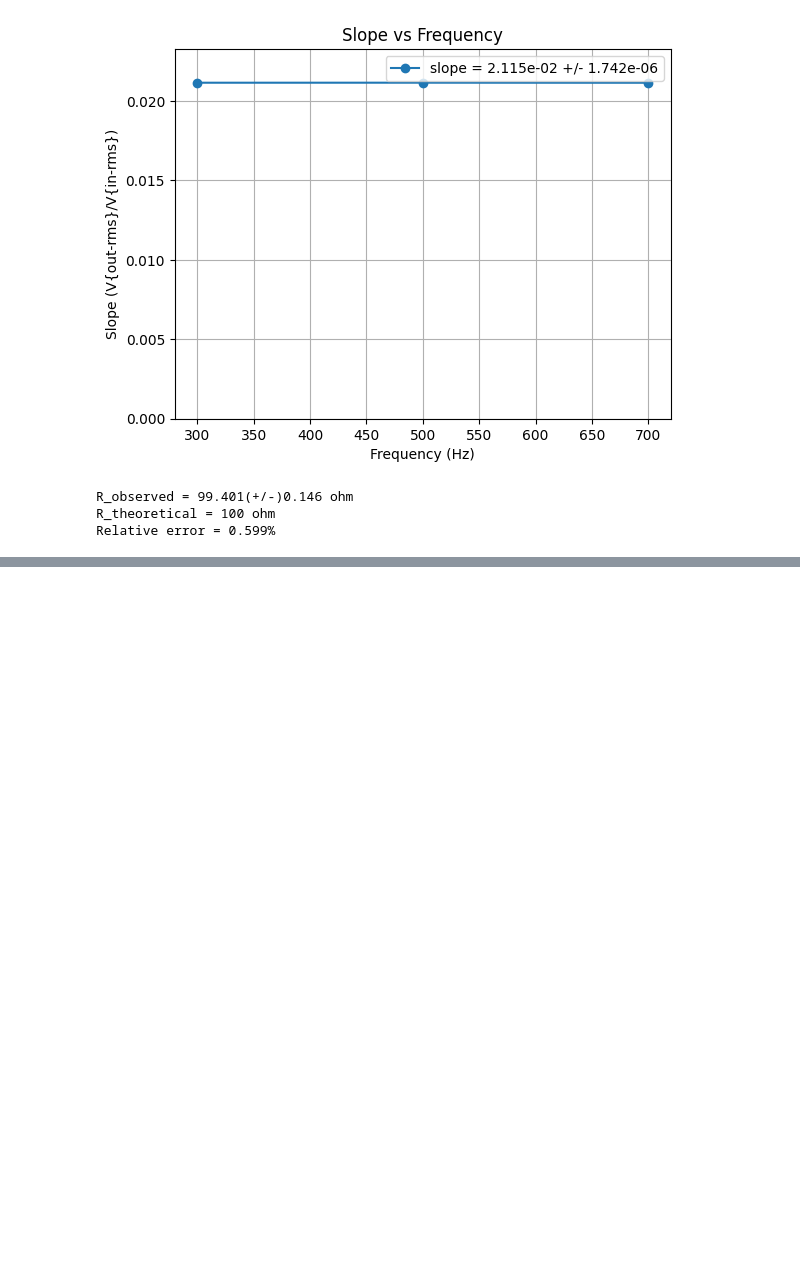
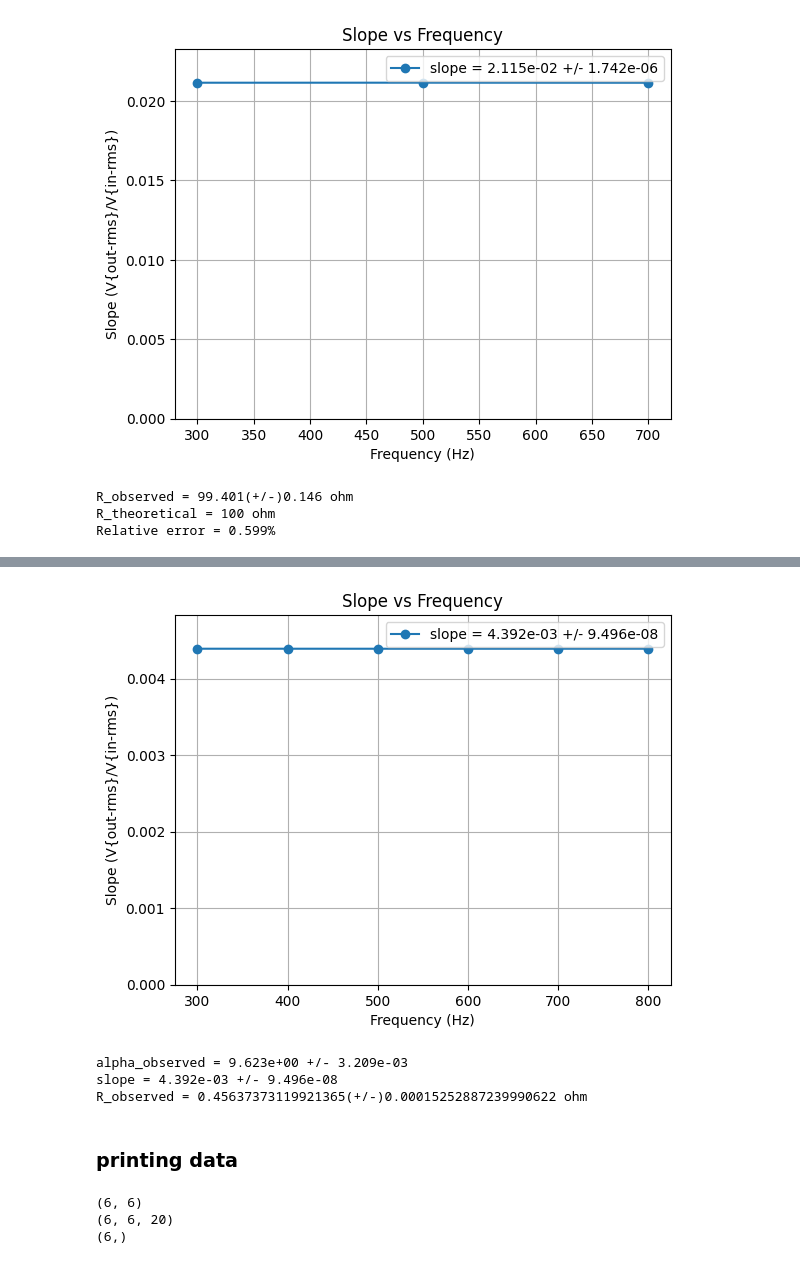
Before and after one commit to AdhilshaA/Lockin_expeyes, a Jupyter notebook: main_codes/main_process_fngenerator_sqwave.ipynb, the cells around one changed output, grey strips where cells are left out. Cells and saved outputs as stored; diff of their text form; code cells hidden in the pictures; blank space fills up the shorter version.

```diff
--- a/main_codes/main_process_fngenerator_sqwave.ipynb
+++ b/main_codes/main_process_fngenerator_sqwave.ipynb
@@ -830,0 +979,63 @@ Relative error = 0.599%
+# %%
+avg_slope = np.mean(slopes_all_freq)
+std_slope = np.std(slopes_all_freq)
+
+slopes_all_freq2 = np.array(slopes_all_freq)
+
+plt.plot(frequencies,slopes_all_freq,'o-',label= f'slope = {avg_slope:.3e} +/- {std_slope:.3e}')
+plt.xlabel('Frequency (Hz)')
+plt.ylabel('Slope (V{out-rms}/V{in-rms})')
+plt.title('Slope vs Frequency')
+plt.ylim(0,slopes_all_freq[0]*1.1)
+plt.grid()
+plt.legend()
+plt.savefig(f'Slope_vs_Frequency{trial_name_}.png')
+plt.show()
+# %% [output]
+[figure, added]
+# %%
+R = 1e3
+alpha = 9.623
+
+# after running codes for calibration
+# (.. measuring calibration..)
+avg_alpha = np.mean(slopes_all_freq1)
+std_alpha = np.std(slopes_all_freq1)
+
+# after running codes for low resistance measurement
+# (.. measuring low resistance..)
+avg_slope = np.mean(slopes_all_freq2)
+slope_std = np.std(slopes_all_freq2)
+
+print(f"alpha_observed = {avg_alpha:.3e} +/- {std_alpha:.3e}")
+
+print(f'slope = {avg_slope:.3e} +/- {slope_std:.3e}')
+
+r_observed = R * avg_slope / avg_alpha
+R_obs_error = r_observed * np.sqrt((slope_std / avg_slope)**2 + (std_alpha / avg_alpha)**2)
+
+print(f"R_observed = {r_observed}(+/-){R_obs_error} ohm")
+# %% [output]
+alpha_observed = 9.623e+00 +/- 3.209e-03
+slope = 4.392e-03 +/- 9.496e-08
+R_observed = 0.45637373119921365(+/-)0.00015252887239990622 ohm
+# %% [markdown]
+### printing data
+# %%
+# load data and process
+import numpy as np
+trial_name_ = 'trial1_calibration'
+
+Vin_allfreq = np.load(f'Vin_allfreq{trial_name_}.npy')
+Vout_obs_allfreq = np.load(f'Vout_obs_allfreq{trial_name_}.npy')
+# Phase_obs_allfreq = np.load(f'Phase_obs_allfreq{trial_name_}.npy')
+# frequencies = np.load(f'frequencies{trial_name_}.npy')
+frequencies = np.array([i for i in range(300, 801,100)])
+
+print(Vin_allfreq.shape)
+print(Vout_obs_allfreq.shape)
+print(frequencies.shape)
+# %% [output]
+(6, 6)
+(6, 6, 20)
+(6,)
```
Also changed, not shown: parts of 14 cells of this notebook, 24 other files.
